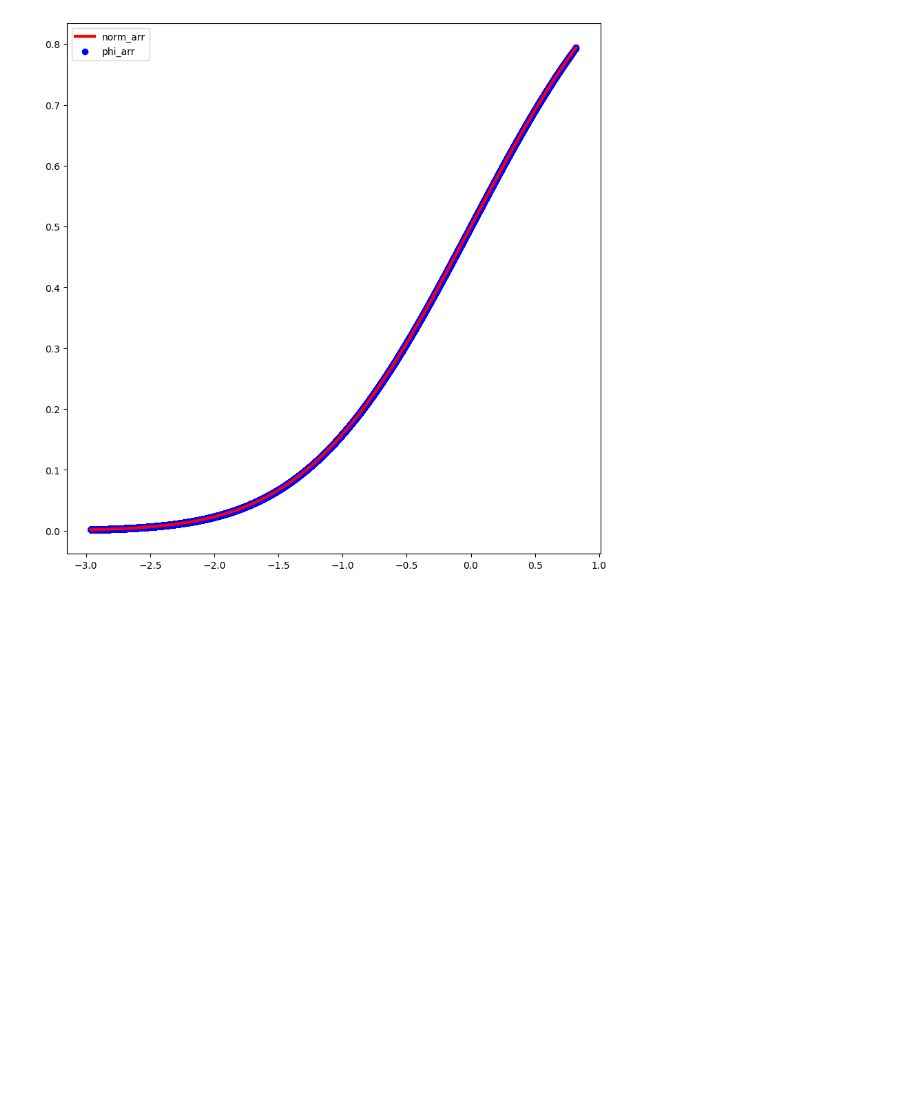
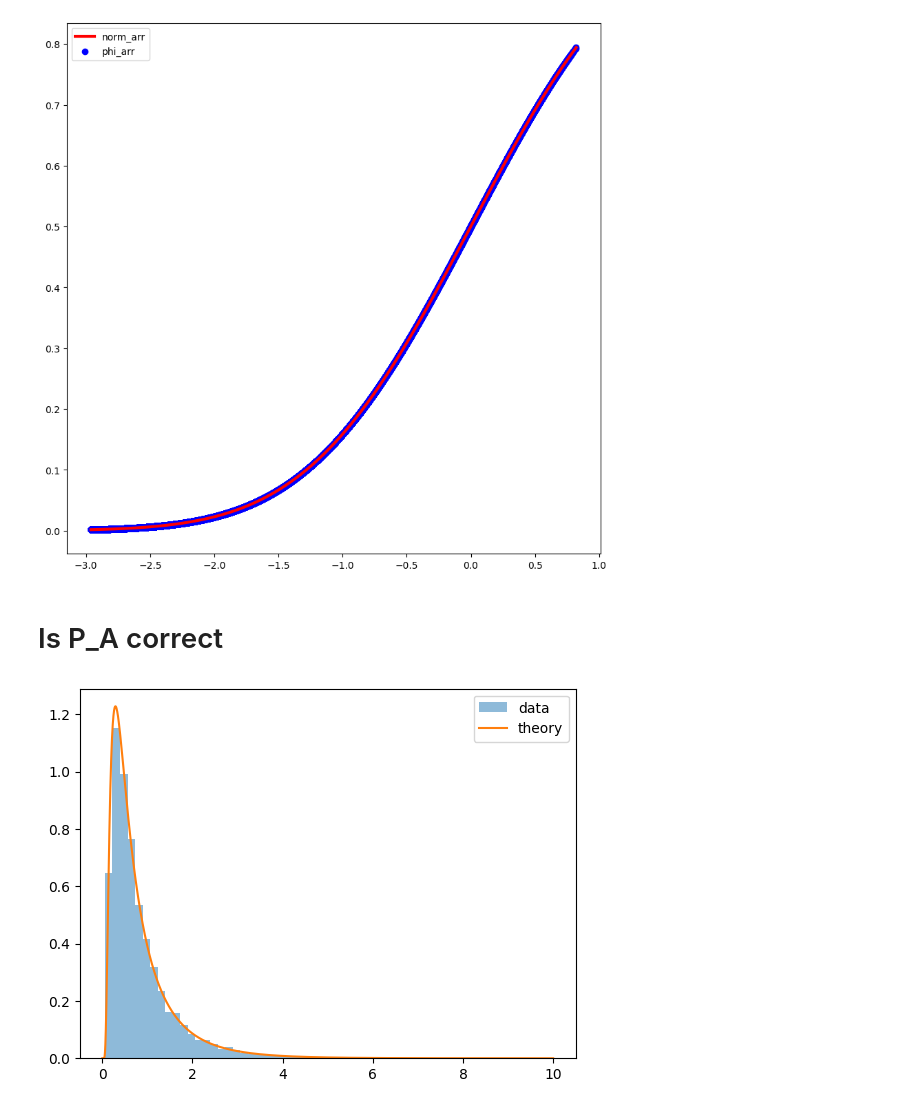
Before and after one commit to rakaar/ddm_codes, a Jupyter notebook: action_init_ddm/fitting_sim_data.ipynb, the cells around one changed output. Drawn from its saved outputs; the diff is of its cells as text; code cells hidden in the pictures; blank space fills up the shorter version.

```diff
--- a/action_init_ddm/fitting_sim_data.ipynb
+++ b/action_init_ddm/fitting_sim_data.ipynb
@@ -931,3 +947,46 @@ plt.scatter(term2, phi_arr, color='blue', label='phi_arr')
 plt.legend();
 # %% [output]
 [figure]
+# %% [markdown]
+# Is P_A correct
+# %%
+def simulate_AI_for_T(v, a, dt):
+    dB = dt**0.5
+
+    DV = 0
+    t = 0
+    for t in range(1,t_max):
+        DV += v*dt + np.random.normal(0, dB)
+        t += 1
+        if DV >= a/2:
+            break
+
+
+    if DV < a/2:
+        print(f'Re-running')
+        simulate_AI_for_T(v, a, dt)
+
+    return  t*dt
+
+v = 1.2
+a = 2
+dt = 1e-4
+t_max = int(10/dt)
+N_sim = 10000
+sim_results = np.zeros((N_sim))
+
+from tqdm import tqdm
+
+for i in tqdm(range(N_sim)):
+    result = simulate_AI_for_T(v, a, dt)
+    sim_results[i] = result
+# %%
+t_pts = np.linspace(0.0001, 10, t_max)
+# %%
+P_A = rho_A_t_arr_fn(t_pts, v, a/2).flatten()
+# %%
+plt.hist(sim_results, density=True, alpha=0.5, label='data', bins=50);
+plt.plot(t_pts, P_A, label='theory')
+plt.legend();
+# %% [output]
+[figure, added]
```
Also changed, not shown: parts of 5 cells of this notebook, 1 other file.
